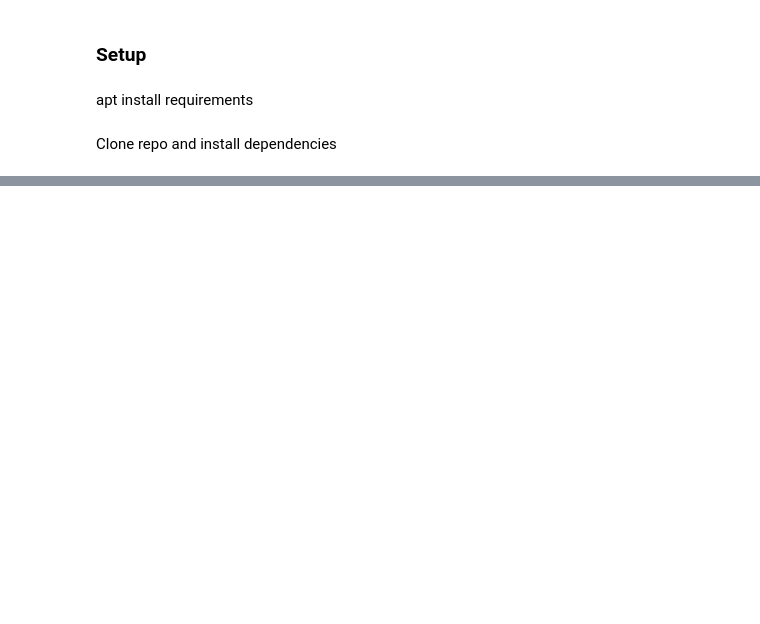
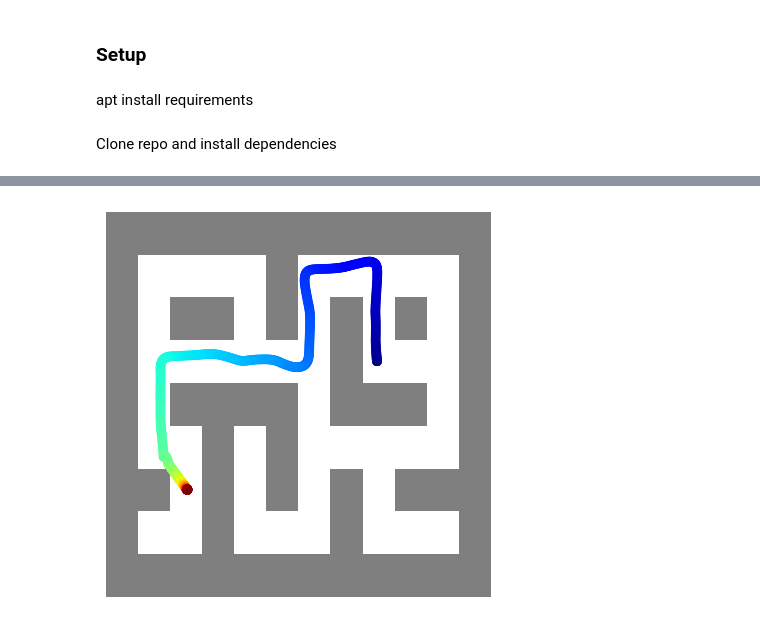
Before and after one commit to Reventh-Sharma/diffuser, a Jupyter notebook: scripts/diffuser_sample.ipynb, the cells around one changed output, grey strips where cells are left out. Saved outputs shown, nothing was run; the diff lists cells and outputs as text; code cells hidden in the pictures; blank space fills up the shorter version.

```diff
--- a/scripts/diffuser_sample.ipynb
+++ b/scripts/diffuser_sample.ipynb
@@ -130,0 +113,18 @@ utils.colab.show_diffusion(renderer, observations[:,:1], substep=1)
+# %%
+observation = env.reset()
+isconditioned = True
+
+if isconditioned:
+    print('Resetting target')
+    env.set_target()
+
+## set conditioning xy position to be the goal
+target = env._target
+cond = {
+    diffusion.horizon - 1: np.array([*target, 0, 0]),
+}
+
+## observations for rendering
+rollout = [observation.copy()]
+
+total_reward = 0
@@ -130,0 +133,73 @@ utils.colab.show_diffusion(renderer, observations[:,:1], substep=1)
+# %%
+for t in range(env.max_episode_steps):
+
+    state = env.state_vector().copy()
+
+    ## can replan if desired, but the open-loop plans are good enough for maze2d
+    ## that we really only need to plan once
+    if t == 0:
+        cond[0] = observation
+
+        action, samples = policy(cond, batch_size=batch_size)
+        actions = samples.actions[0]
+        sequence = samples.observations[0]
+    # pdb.set_trace()
+
+    # ####
+    if t < len(sequence) - 1:
+        next_waypoint = sequence[t+1]
+    else:
+        next_waypoint = sequence[-1].copy()
+        next_waypoint[2:] = 0
+        # pdb.set_trace()
+
+    ## can use actions or define a simple controller based on state predictions
+    action = next_waypoint[:2] - state[:2] + (next_waypoint[2:] - state[2:])
+    # pdb.set_trace()
+    ####
+
+    # else:
+    #     actions = actions[1:]
+    #     if len(actions) > 1:
+    #         action = actions[0]
+    #     else:
+    #         # action = np.zeros(2)
+    #         action = -state[2:]
+    #         pdb.set_trace()
+
+
+
+    next_observation, reward, terminal, _ = env.step(action)
+    total_reward += reward
+    score = env.get_normalized_score(total_reward)
+    print(
+        f't: {t} | r: {reward:.2f} |  R: {total_reward:.2f} | score: {score:.4f} | ref_max_score: {env.ref_max_score} | ref_min_score: {env.ref_min_score}'
+        f'{action}'
+    )
+
+    xy = next_observation[:2]
+    goal = env.unwrapped._target
+    print(f'maze | pos: {xy} | goal: {goal}')
+
+    ## update rollout observations
+    rollout.append(next_observation.copy())
+
+    # logger.log(score=score, step=t)
+
+    if t % vis_freq == 0 or terminal:
+        fullpath = join(savepath, f'{t}.png')
+
+        if t == 0: renderer.composite(fullpath, samples.observations, ncol=1)
+
+
+
+        ## save rollout thus far
+        renderer.composite(join(savepath, 'rollout.png'), np.array(rollout)[None], ncol=1)
+
+
+
+    if terminal:
+        break
+
+    observation = next_observation
+# %% [output]
@@ -130,0 +223 @@ utils.colab.show_diffusion(renderer, observations[:,:1], substep=1)
+[figure, added]
```
Also changed, not shown: parts of 28 cells of this notebook.
